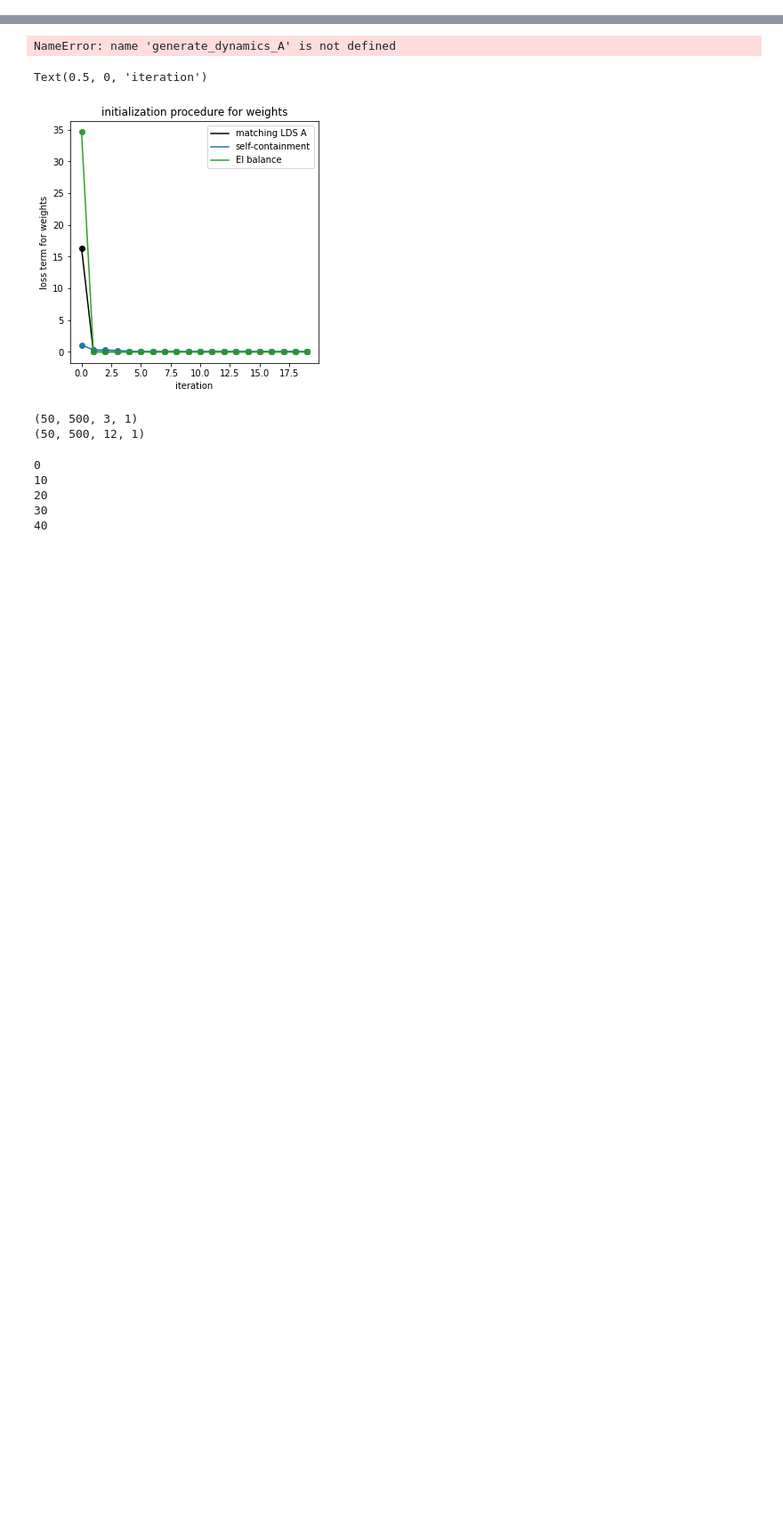
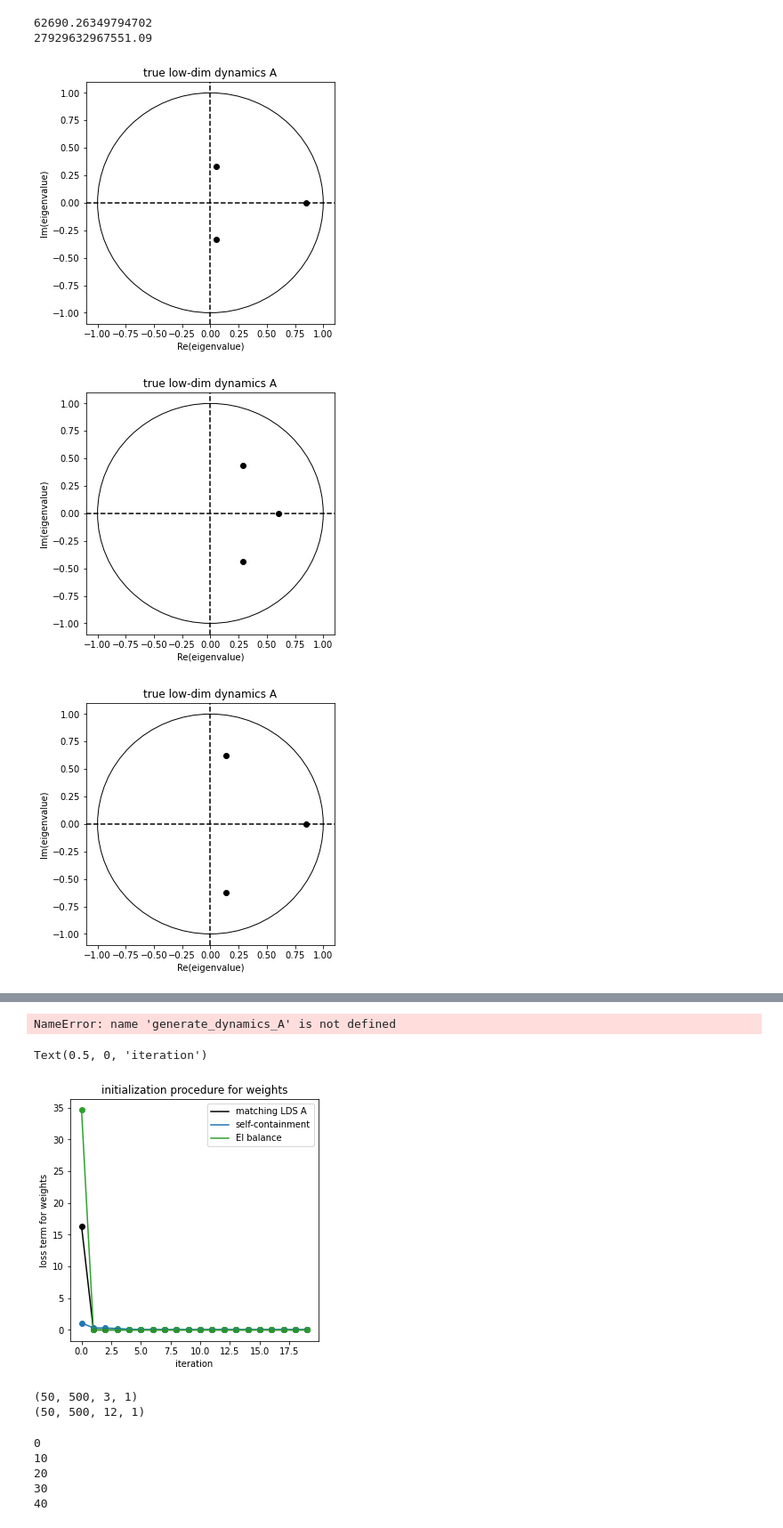
Before and after one commit to lenca56/EI-subspace-RNN, a Jupyter notebook: Analysis_Results.ipynb, the cells around one changed output, grey strips where cells are left out. Shown at 89% size. Cells and saved outputs as stored; diff of their text form; code cells hidden in the pictures; blank space fills up the shorter version.

```diff
--- a/Analysis_Results.ipynb
+++ b/Analysis_Results.ipynb
@@ -28,0 +32,57 @@ SyntaxError: invalid syntax (EI_subspace_RNN.py, line 94)
+# %%
+eigenvalues = np.array([0.9, - 0.1 + 0.5j, - 0.1 - 0.5j])[:K]
+def generate_dynamics_A1(eigenvalues):
+    '''
+    eigenvectors: np array
+        columns are eigenvectors
+    '''
+    comp_A = scipy.linalg.companion(np.poly((eigenvalues))) # companion matrix from characteristic polynomial
+    K = eigenvalues.shape[0]
+    # generate real random matrix for similarity transformation of companion matrix for given eigenvalues
+    P = np.random.rand(K,K)  # uniform (0,1)
+    P_inv = np.linalg.inv(P)
+    trueA = np.linalg.inv(P)  @ comp_A @ P # similarity
+    return trueA
+
+norm_A = np.zeros((10000))
+for i in range(10000):
+    trueA = generate_dynamics_A1(eigenvalues)
+    norm_A[i] = np.trace(trueA.T @ trueA)
+print(np.mean(norm_A))
+print(np.var(norm_A))
+# trueA = all_param_true['trueA']
+# fig, axes = plt.subplots(figsize=(5,5))
+# axes.set_title('true low-dim dynamics A')
+# plot_eigenvalues(axes, eigenvalues)
+# %% [output]
+62690.26349794702
+27929632967551.09
+# %%
+for i in range(10):
+
+    a = (np.random.rand(1)[0] - 1/2) * 1.5
+    b = (np.random.rand(1)[0] - 1/2) * 1.5
+    c = (int(np.random.rand(1)[0] * 10) + 10)/20
+    eigenvalues_3 = np.array([c, a + b*1j, a - b*1j])
+
+    fig, axes = plt.subplots(figsize=(5,5))
+    axes.set_title('true low-dim dynamics A')
+    plot_eigenvalues(axes, eigenvalues_3)
+
+    np.save(f'models/eigenvalues_K=3_eig={i}', eigenvalues_3)
+
+# eigenvalues_even = []
+# for i in range(5):
+#     x = 2 * (np.random.rand(1)[0] - 1/2)
+#     y = 2 * (np.random.rand(1)[0] - 1/2)
+#     eigenvalues_even.append(x + y * 1j)
+#     eigenvalues_even.append(x - y * 1j)
+
+# print(len(eigenvalues_even))
+# fig, axes = plt.subplots(figsize=(5,5))
+# axes.set_title('true low-dim dynamics A')
+# plot_eigenvalues(axes, np.array(eigenvalues_even)[:10])
+# %% [output]
+[figure, added]
+[figure, added]
+[figure, added]
```
Also changed, not shown: parts of 3 cells of this notebook, 23 other files.
